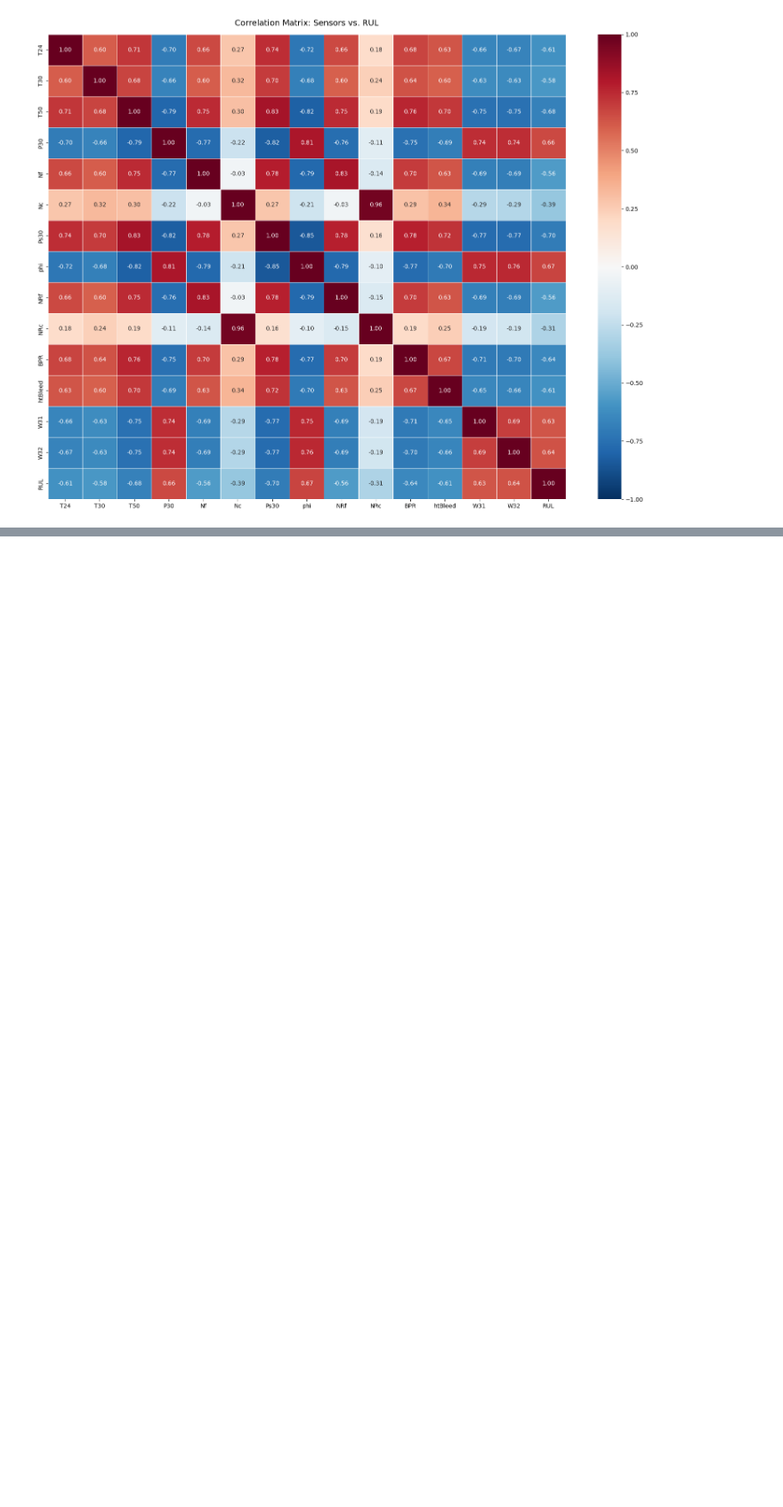
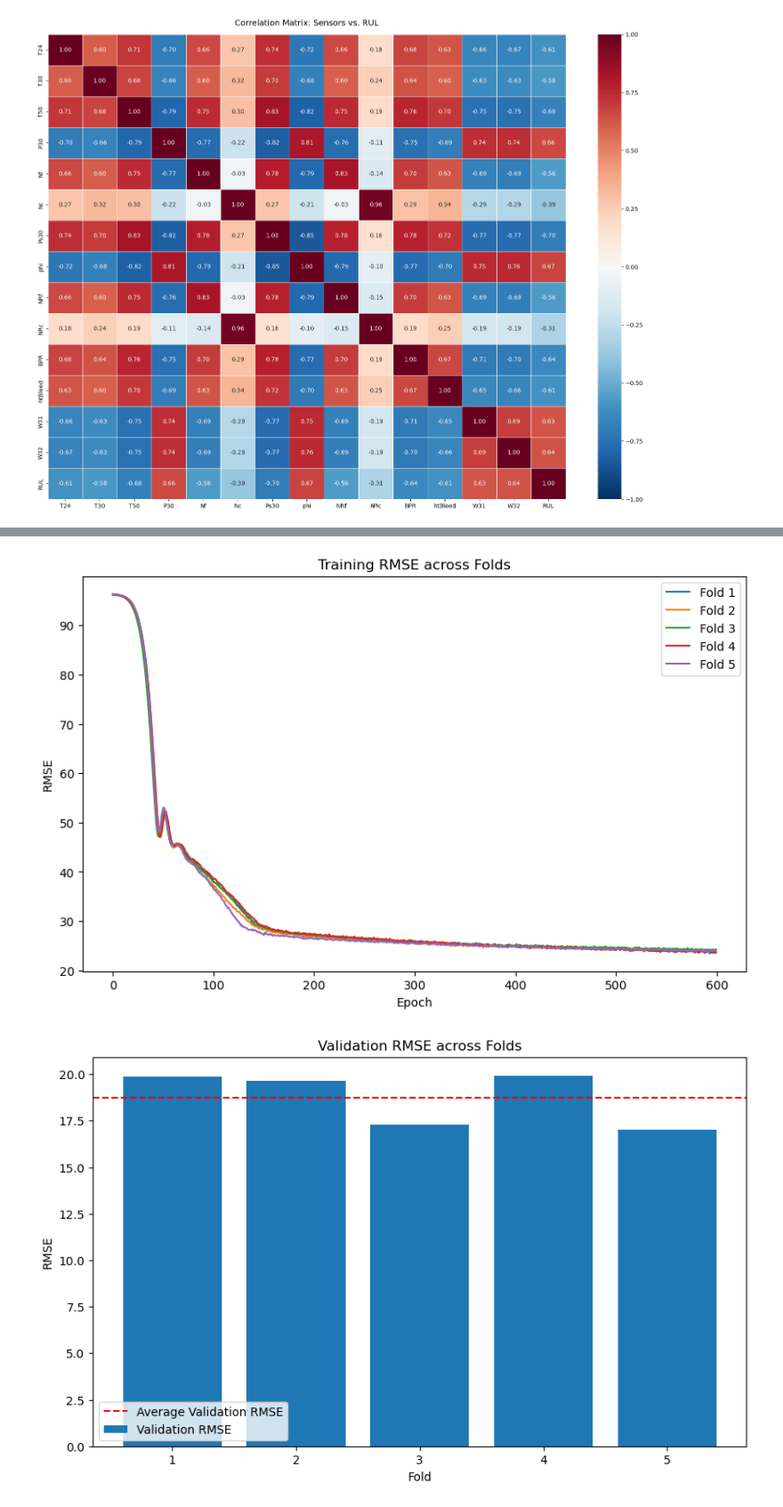
Before and after one commit to julianvanheijningen/Maintenance-Modelling-and-Analysis, a Jupyter notebook: exercise_2.ipynb, the cells around one changed output, grey strips where cells are left out. Shown at 89% size. Saved outputs shown, nothing was run; the diff lists cells and outputs as text; code cells hidden in the pictures; blank space fills up the shorter version.

```diff
--- a/exercise_2.ipynb
+++ b/exercise_2.ipynb
@@ -156,6 +156,7 @@ def train_rul_model(X_train, y_train_capped):
     criterion = nn.MSELoss()
     optimizer = optim.Adam(model.parameters(), lr=lr)
 
+    rmse_list = []
     for epoch in range(num_epochs):
         model.train()
         y_pred = model(X_tensor)
@@ -164,12 +165,13 @@ def train_rul_model(X_train, y_train_capped):
         optimizer.zero_grad()
         loss.backward()
         optimizer.step()
+        rmse_train = torch.sqrt(loss).item()
+        rmse_list.append(rmse_train)
 
         if (epoch + 1) % 100 == 0:
-            rmse_train = torch.sqrt(loss).item()
             print(f"Epoch [{epoch+1}/{num_epochs}], Train RMSE: {rmse_train:.2f}")
 
-    return model
+    return model, rmse_list
 
 
 def test_rul_model(model, X_test_last_cycles, y_test_capped):
@@ -190,17 +192,19 @@ def test_rul_model(model, X_test_last_cycles, y_test_capped):
 # %%
 from sklearn.model_selection import GroupKFold
 
+rmse_values = []
+test_rmse_values = []
 gkf = GroupKFold(n_splits=5)
 for fold, (train_idx, val_idx) in enumerate(gkf.split(X_train_scaled, y_train_capped, groups=df_train['engine'].values)):
-    model_fold = train_rul_model(X_train_scaled[train_idx], y_train_capped[train_idx])
+
+    model_fold, rmse_train = train_rul_model(X_train_scaled[train_idx], y_train_capped[train_idx])
     _, val_rmse = test_rul_model(model_fold, X_train_scaled[val_idx], y_train_capped[val_idx])
+    rmse_values.append(rmse_train)
+    test_rmse_values.append(val_rmse)
 
-trained_model = train_rul_model(X_train_scaled, y_train_capped)
+trained_model, _ = train_rul_model(X_train_scaled, y_train_capped)
 true_test_rul = np.loadtxt('RUL_FD001.txt')
-print('Done')
 predictions, final_rmse = test_rul_model(trained_model, X_test_scaled, true_test_rul)
-print('predictions:', predictions.flatten())
-print('Final RMSE:', final_rmse)
 # %% [output]
 Epoch [100/600], Train RMSE: 38.61
 Epoch [200/600], Train RMSE: 27.12
@@ -221,0 +226,37 @@ Final RMSE: 19.073993682861328
+# %%
+plt.figure(figsize=(10, 6))
+for i in range(len(rmse_values)):
+    plt.plot(rmse_values[i], label=f'Fold {i+1}')
+plt.xlabel('Epoch')
+plt.ylabel('RMSE')
+plt.title('Training RMSE across Folds')
+plt.legend()
+plt.show()
+
+plt.figure(figsize=(10, 6))
+plt.bar(range(1, 6), test_rmse_values, label='Validation RMSE')
+plt.axhline(sum(test_rmse_values) / len(test_rmse_values), color='red', linestyle='--', label='Average Validation RMSE')
+plt.xlabel('Fold')
+plt.ylabel('RMSE')
+plt.title('Validation RMSE across Folds')
+plt.legend(loc='lower left')
+plt.show()
+
+pred_flat = predictions.flatten()
+x = np.arange(len(pred_flat))
+sort_indices = np.argsort(true_test_rul)
+true_test_rul_sorted = np.array(true_test_rul)[sort_indices]
+pred_flat_sorted = pred_flat[sort_indices]
+width = 0.4
+plt.figure(figsize=(12, 6))
+plt.bar(x - width/2, pred_flat_sorted, width, color='navy', label='Predicted RUL')
+plt.bar(x + width/2, true_test_rul_sorted, width, color='darkorange', label='Actual RUL')
+plt.xlabel('Index')
+plt.ylabel('RUL')
+plt.title('Predicted vs. Actual RUL')
+plt.legend()
+plt.tight_layout()
+plt.show()
+# %% [output]
+[figure, added]
+[figure, added]
```
Also changed, not shown: parts of 2 cells of this notebook.
